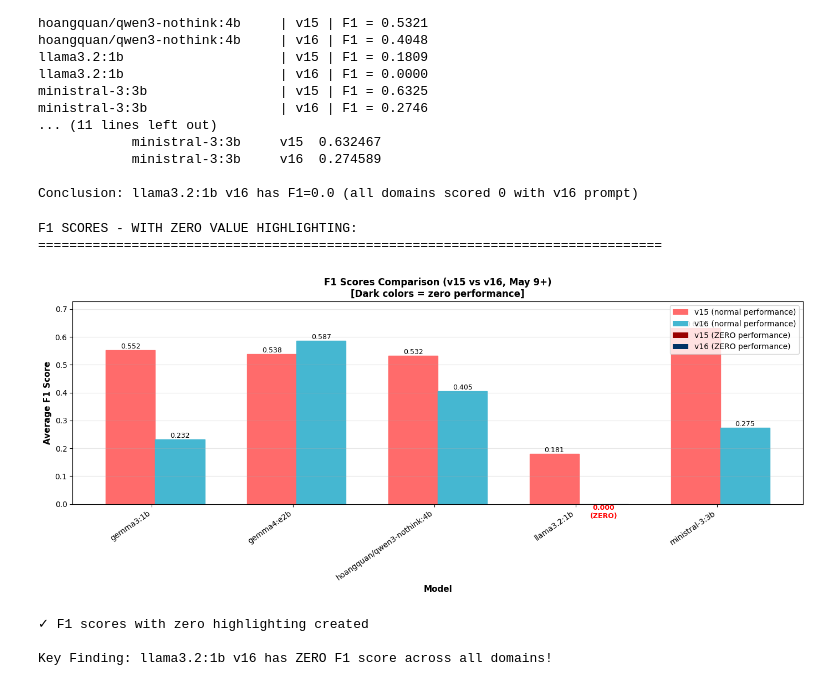
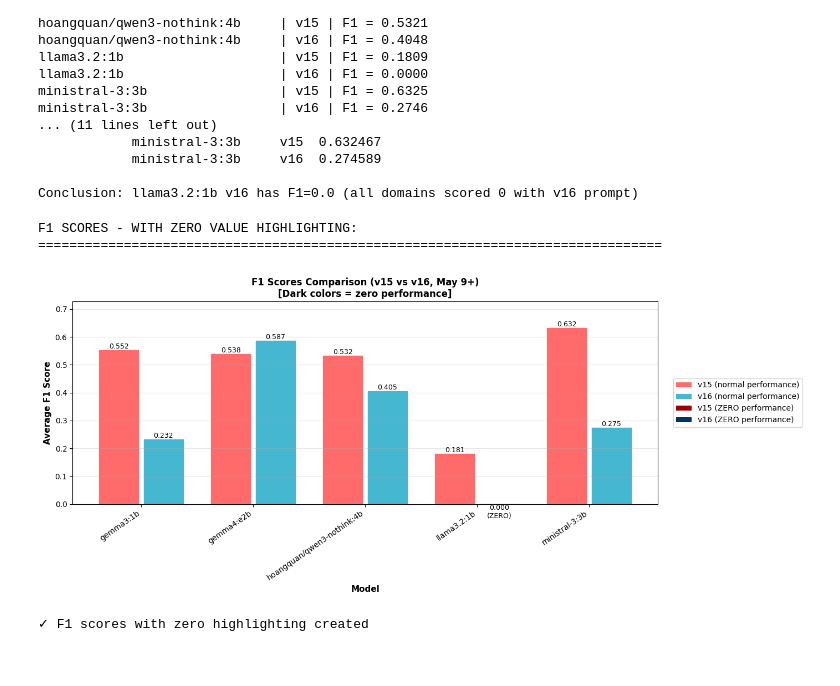
Before and after one commit to sultann-301/Belief-Aware-LLMs, a Jupyter notebook: eval_results_analysis.ipynb, the cells around one changed output. Cells and saved outputs as stored; diff of their text form; code cells hidden in the pictures.

Commit message:
MacroCE scores added + eval plan documented

```diff
--- a/eval_results_analysis.ipynb
+++ b/eval_results_analysis.ipynb
@@ -563,6 +551,9 @@ else:
             axes[idx].tick_params(axis='x', rotation=30)
             axes[idx].legend(title='Condition', loc='best')
 
+            for container in axes[idx].containers:
+                axes[idx].bar_label(container, fmt='%.3f', padding=3, fontsize=9)
+
         plt.suptitle('Calibration Metrics by Model (Lower is Better)', fontweight='bold', y=1.02)
         plt.tight_layout()
         plt.show()
@@ -1188,35 +1248,33 @@ else:
     for bar in list(bar1) + list(bar2):
         height = bar.get_height()
         label_text = f'{height:.3f}' + ('\n(ZERO)' if height == 0 else '')
         va = 'bottom' if height > 0 else 'top'
         ax.text(bar.get_x() + bar.get_width()/2., height, label_text, ha='center', va=va, fontsize=9)
 
     ax.set_ylabel('Average F1 Score', fontsize=11, fontweight='bold')
     ax.set_xlabel('Model', fontsize=11, fontweight='bold')
     ax.set_title('F1 Scores Comparison (v15 vs v16, May 9+)\n[Dark colors = zero performance]',
                  fontweight='bold', fontsize=12)
     ax.set_xticks(list(x))
     ax.set_xticklabels(wide_df['Model_Display'].astype(str).tolist(), rotation=35, ha='right')
     ax.set_ylim([0, max(max(v15_vals + v16_vals) * 1.15, 0.7)])
     ax.grid(axis='y', alpha=0.3)
 
     from matplotlib.patches import Patch
     legend_elements = [
         Patch(facecolor='#FF6B6B', label='v15 (normal performance)'),
         Patch(facecolor='#45B7D1', label='v16 (normal performance)'),
         Patch(facecolor='#990000', label='v15 (ZERO performance)'),
         Patch(facecolor='#003366', label='v16 (ZERO performance)')
     ]
-    ax.legend(handles=legend_elements, loc='upper right', fontsize=10)
+    ax.legend(handles=legend_elements, loc='center left', bbox_to_anchor=(1.02, 0.5), fontsize=10)
 
     plt.tight_layout()
     plt.show()
 
     print("\n✓ F1 scores with zero highlighting created")
 # %% [output]
 F1 SCORES - WITH ZERO VALUE HIGHLIGHTING:
 ================================================================================
-[figure, old version]
+[figure, new version]
 ✓ F1 scores with zero highlighting created
-
-Key Finding: llama3.2:1b v16 has ZERO F1 score across all domains!
```
Also changed, not shown: parts of 4 cells of this notebook, 3 other files.
